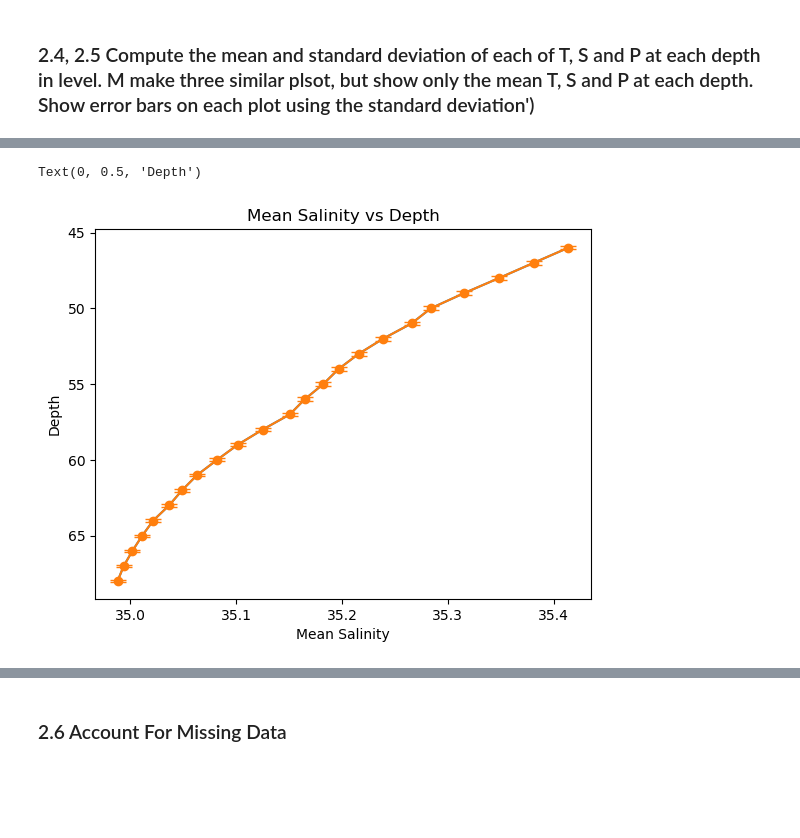
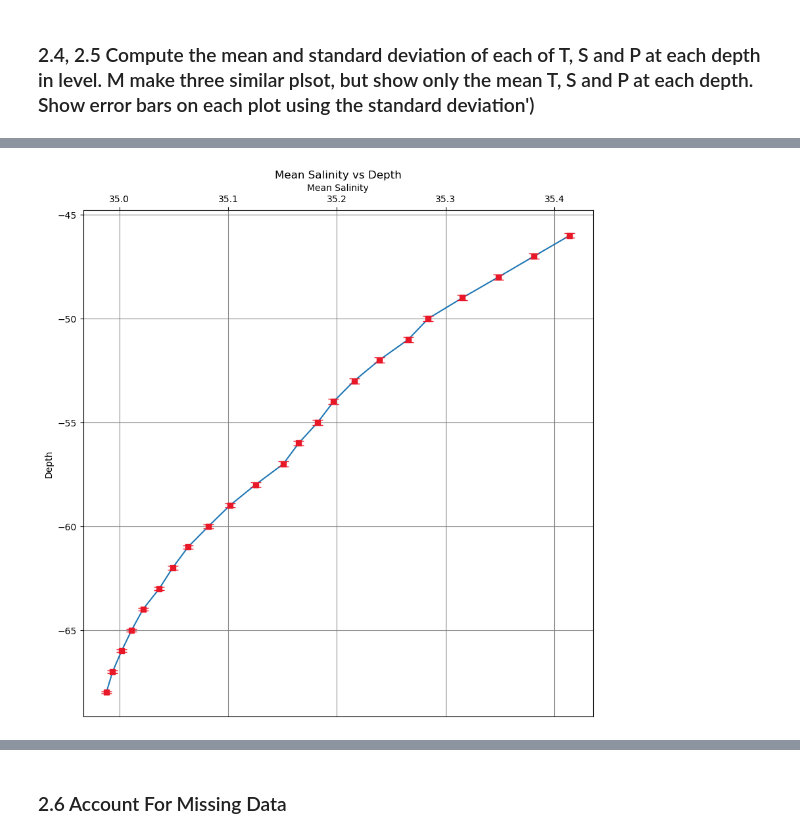
Before and after one commit to TrevorDurn/Assignments2, a Jupyter notebook: ThreeAssignment.ipynb, the cells around one changed output, grey strips where cells are left out. Cells and saved outputs as stored; diff of their text form; code cells hidden in the pictures; blank space fills up the shorter version.

```diff
--- a/ThreeAssignment.ipynb
+++ b/ThreeAssignment.ipynb
@@ -243,9 +243,14 @@ date.shape
 # %% [markdown]
 ### 2.3 Make a plot for each column of data in T, S and P (three plots).
 # %%
-plt.plot(t, dep)
-plt.gca().invert_yaxis()
+plt.figure(figsize=(10, 10))
+plt.grid(True, c = 'grey')
+depNeg = dep*-1
+plt.plot(t, depNeg)
 plt.xlabel('Temperature')
 plt.ylabel('Depth')
 plt.title('Temperature vs Depth')
+plt.xticks(range(3, 26, 2))
+plt.gca().xaxis.set_ticks_position('top')
+plt.gca().xaxis.set_label_position('top')
 # %% [output]
@@ -287,13 +296,15 @@ Text(0.5, 1.0, 'Mean Temp vs Depth')
 # %%
+plt.figure(figsize=(10, 10))
 sMean = s.mean(axis=1)
-plt.plot(sMean, dep)
+plt.plot(sMean, depNeg)
 sStd = s.std(axis=1)
-plt.errorbar(sMean, dep, yerr=sStd, fmt='-o', capsize=6)
+plt.errorbar(sMean, depNeg, yerr=sStd, fmt='s', capsize=6, c = '#E81828')
+plt.grid(True, c = 'grey')
 plt.title('Mean Salinity vs Depth')
-plt.gca().invert_yaxis()
 plt.xlabel('Mean Salinity')
 plt.ylabel('Depth')
+plt.gca().xaxis.set_ticks_position('top')
+plt.gca().xaxis.set_label_position('top')
 # %% [output]
-Text(0, 0.5, 'Depth')
-[figure, old version]
+[figure, new version]
 # %%
```
Also changed, not shown: parts of 9 cells of this notebook.
